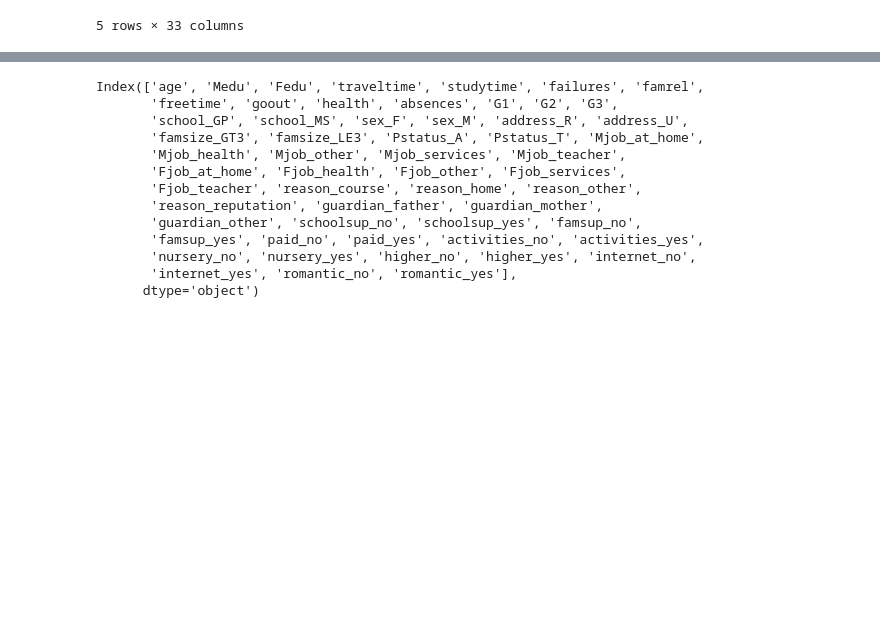
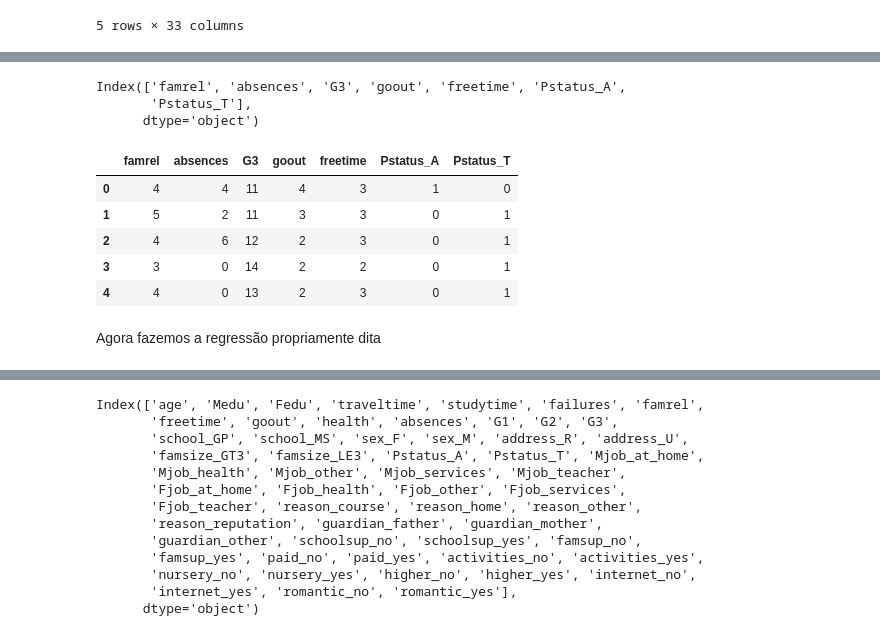
Before and after one commit to ferprr/data-science-project, a Jupyter notebook: notebooks/logistic_regression.ipynb, the cells around one changed output, grey strips where cells are left out. Saved outputs shown, nothing was run; the diff lists cells and outputs as text; code cells hidden in the pictures; blank space fills up the shorter version.

```diff
--- a/notebooks/logistic_regression.ipynb
+++ b/notebooks/logistic_regression.ipynb
@@ -37,0 +67,27 @@ students_por.head()
+# %%
+# Vamos usar o conjunto dos alunos de portugues como os dados de teste para o modelo
+
+# Primeiramente executamos one hot encoding para os atributos categoricos com entragas em texto
+students_por_restrict = pd.get_dummies(students_por[['famrel', 'absences', 'G3', 'Pstatus', 'goout', 'freetime', 'Walc']])
+
+y_pt = students_por_restrict[['Walc']].to_numpy()
+y_pt = y_pt.reshape(y_pt.shape[0],)
+
+students_por_restrict = students_por_restrict.drop(columns=['Walc'])
+
+X_pt = students_por_restrict.to_numpy()
+
+print(students_por_restrict.columns)
+students_por_restrict.head()
+# %% [output]
+Index(['famrel', 'absences', 'G3', 'goout', 'freetime', 'Pstatus_A',
+       'Pstatus_T'],
+      dtype='object')
+|  | famrel | absences | G3 | goout | freetime | Pstatus_A | Pstatus_T |
+| 0 | 4 | 4 | 11 | 4 | 3 | 1 | 0 |
+| 1 | 5 | 2 | 11 | 3 | 3 | 0 | 1 |
+| 2 | 4 | 6 | 12 | 2 | 3 | 0 | 1 |
+| 3 | 3 | 0 | 14 | 2 | 2 | 0 | 1 |
+| 4 | 4 | 0 | 13 | 2 | 3 | 0 | 1 |
+# %% [markdown]
+Agora fazemos a regressão propriamente dita
```
Also changed, not shown: parts of 15 cells of this notebook, 1 other file.
